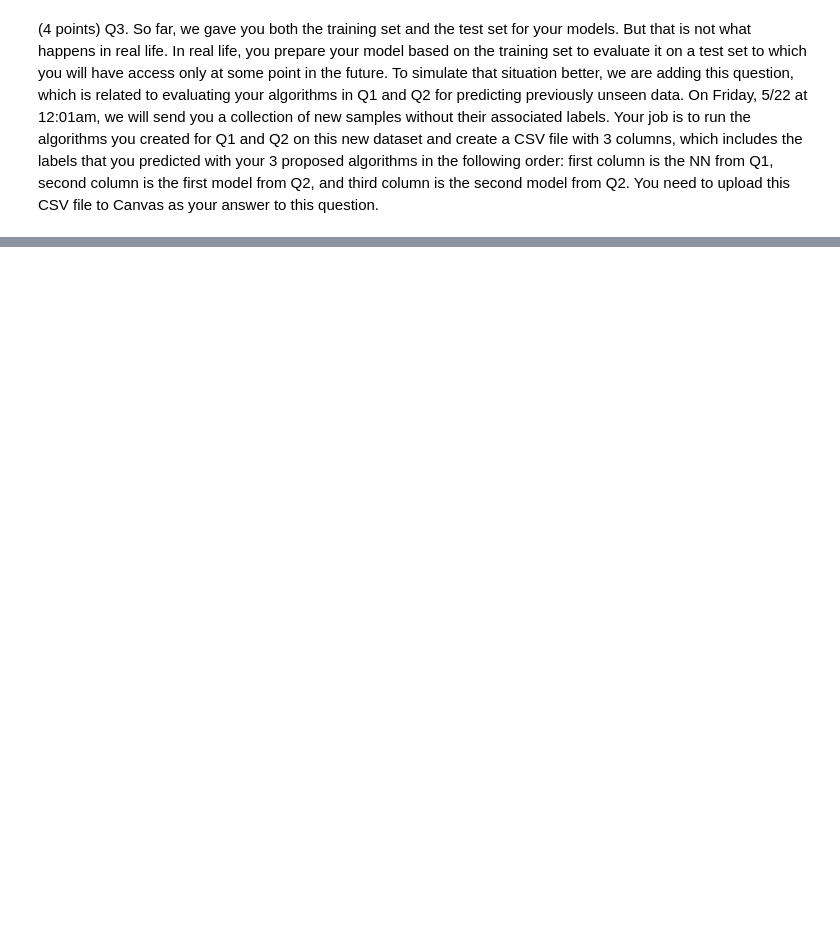
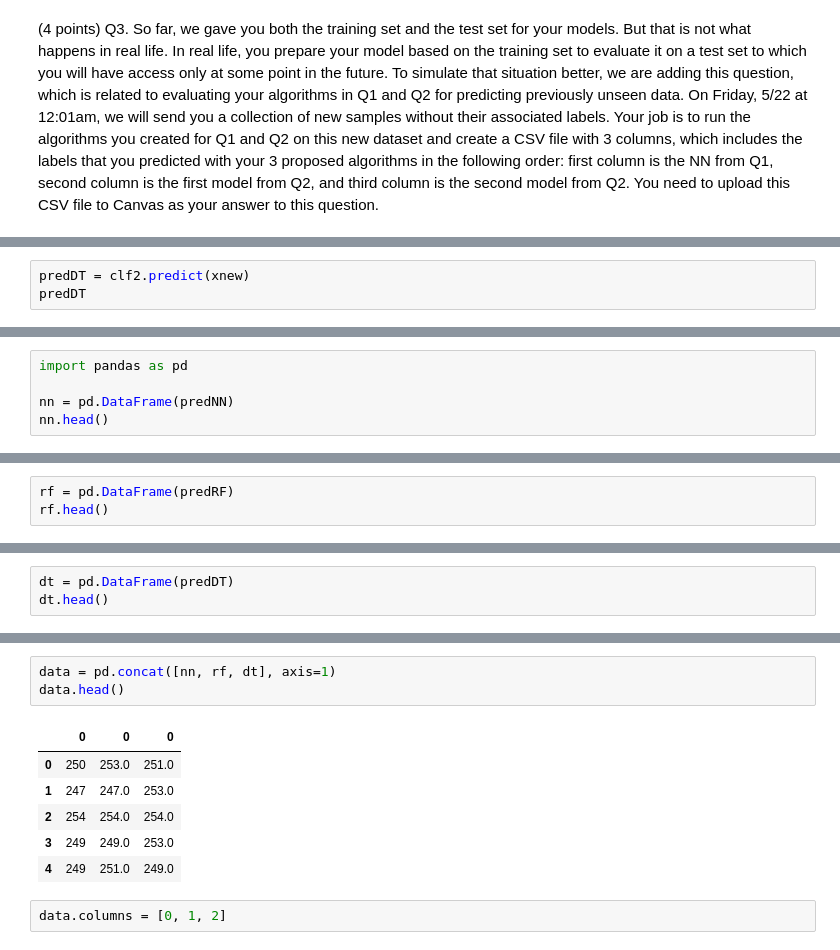
Before and after one commit to nayanika-g/final-exam, a Jupyter notebook: Final exam.ipynb, the cells around one changed output, grey strips where cells are left out. Cells and saved outputs as stored; diff of their text form; blank space fills up the shorter version.

```diff
--- a/Final exam.ipynb
+++ b/Final exam.ipynb
@@ -328,0 +372,3 @@ KeyboardInterrupt:
+# %%
+predDT = clf2.predict(xnew)
+predDT
@@ -328,0 +377,5 @@ KeyboardInterrupt:
+# %%
+import pandas as pd
+
+nn = pd.DataFrame(predNN)
+nn.head()
@@ -328,0 +389,3 @@ KeyboardInterrupt:
+# %%
+rf = pd.DataFrame(predRF)
+rf.head()
@@ -328,0 +399,3 @@ KeyboardInterrupt:
+# %%
+dt = pd.DataFrame(predDT)
+dt.head()
@@ -328,0 +409,12 @@ KeyboardInterrupt:
+# %%
+data = pd.concat([nn, rf, dt], axis=1)
+data.head()
+# %% [output]
+|  | 0 | 0 | 0 |
+| 0 | 250 | 253.0 | 251.0 |
+| 1 | 247 | 247.0 | 253.0 |
+| 2 | 254 | 254.0 | 254.0 |
+| 3 | 249 | 249.0 | 253.0 |
+| 4 | 249 | 251.0 | 249.0 |
+# %%
+data.columns = [0, 1, 2]
```
Also changed, not shown: parts of 14 cells of this notebook.
